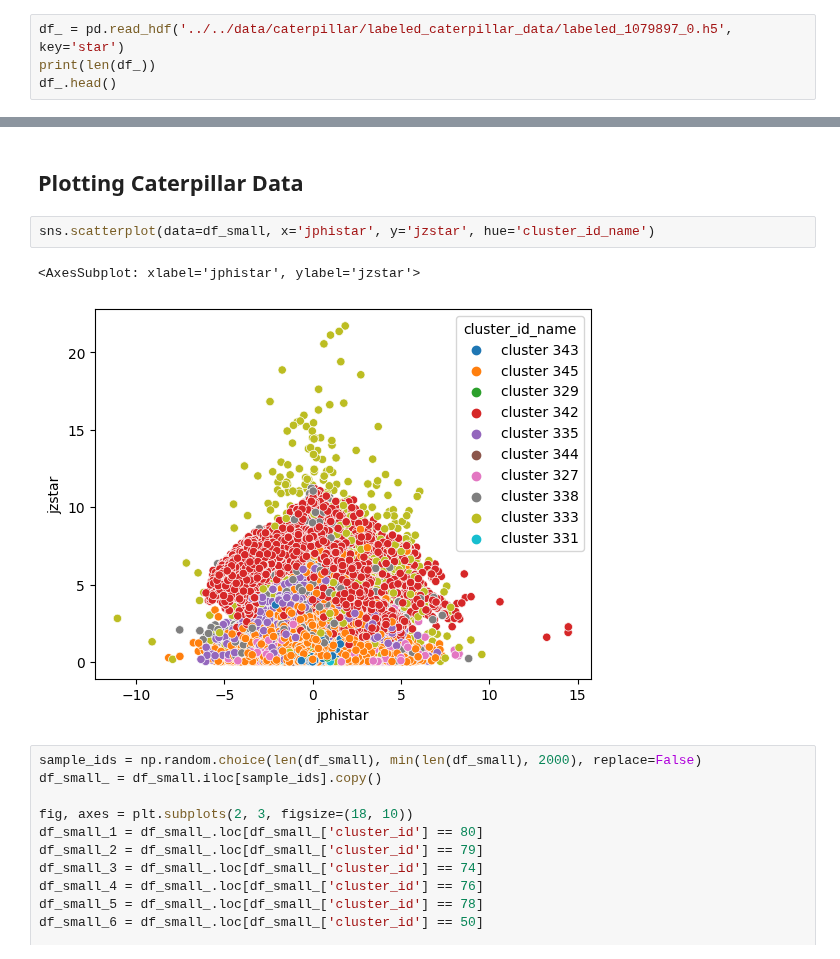
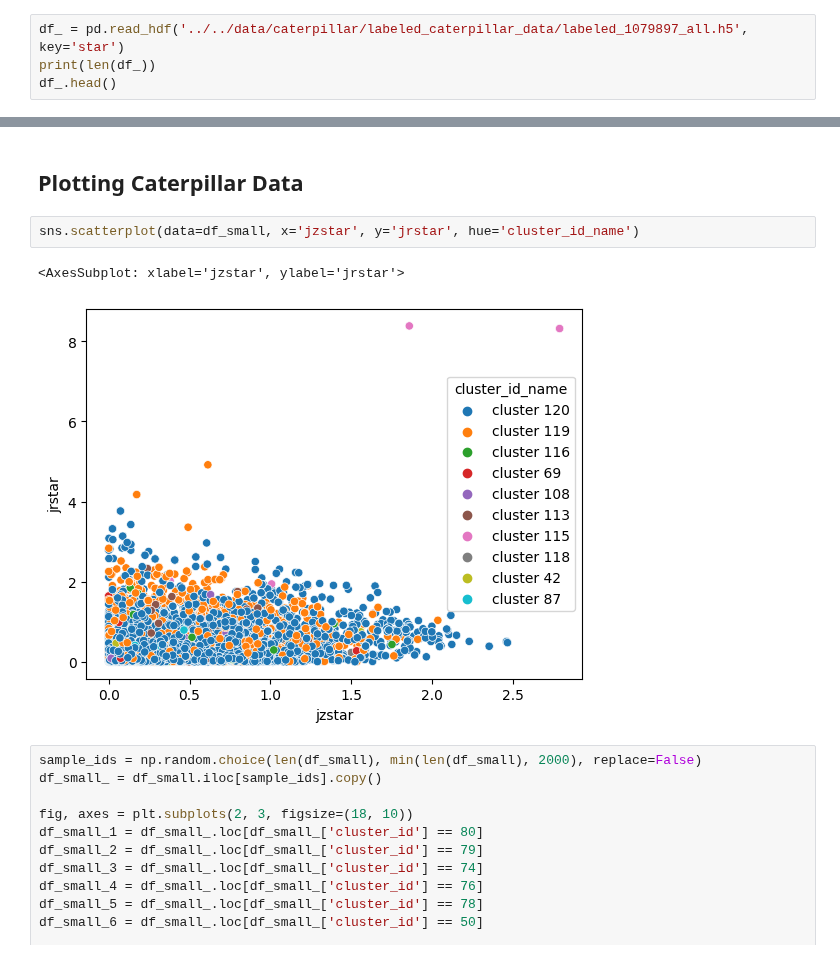
Before and after one commit to michaelyhuang23/Gaia3DR-explore, a Jupyter notebook: notebooks/caterpillar-process/explore-caterpillar.ipynb, the cells around one changed output, grey strips where cells are left out. Cells and saved outputs as stored; diff of their text form.

```diff
--- a/notebooks/caterpillar-process/explore-caterpillar.ipynb
+++ b/notebooks/caterpillar-process/explore-caterpillar.ipynb
@@ -6,7 +6,7 @@ import seaborn as sns
 from collections import Counter
 import plotly.express as px
 # %%
-df_ = pd.read_hdf('../../data/caterpillar/labeled_caterpillar_data/labeled_1079897_0.h5', key='star')
+df_ = pd.read_hdf('../../data/caterpillar/labeled_caterpillar_data/labeled_1079897_all.h5', key='star')
 print(len(df_))
 df_.head()
 # %% [output]
@@ -61,10 +61,10 @@ df_small.head()
 # %% [markdown]
 ## Plotting Caterpillar Data
 # %%
-sns.scatterplot(data=df_small, x='jphistar', y='jzstar', hue='cluster_id_name')
+sns.scatterplot(data=df_small, x='jzstar', y='jrstar', hue='cluster_id_name')
 # %% [output]
-<AxesSubplot: xlabel='jphistar', ylabel='jzstar'>
+<AxesSubplot: xlabel='jzstar', ylabel='jrstar'>
-[figure, old version]
+[figure, new version]
 # %%
 sample_ids = np.random.choice(len(df_small), min(len(df_small), 2000), replace=False)
 df_small_ = df_small.iloc[sample_ids].copy()
```
Also changed, not shown: parts of 7 cells of this notebook, 5 other files.
